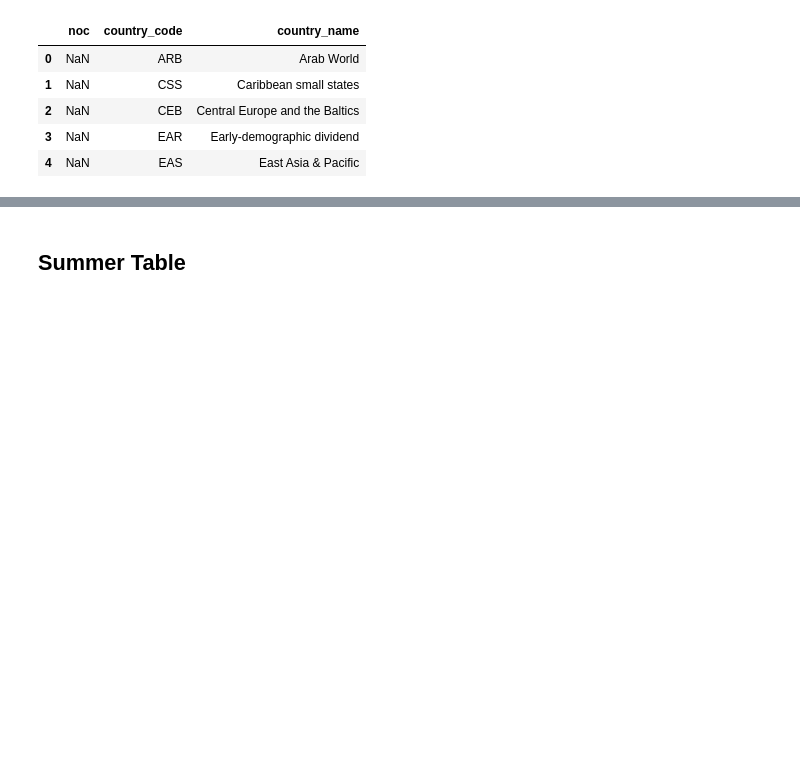
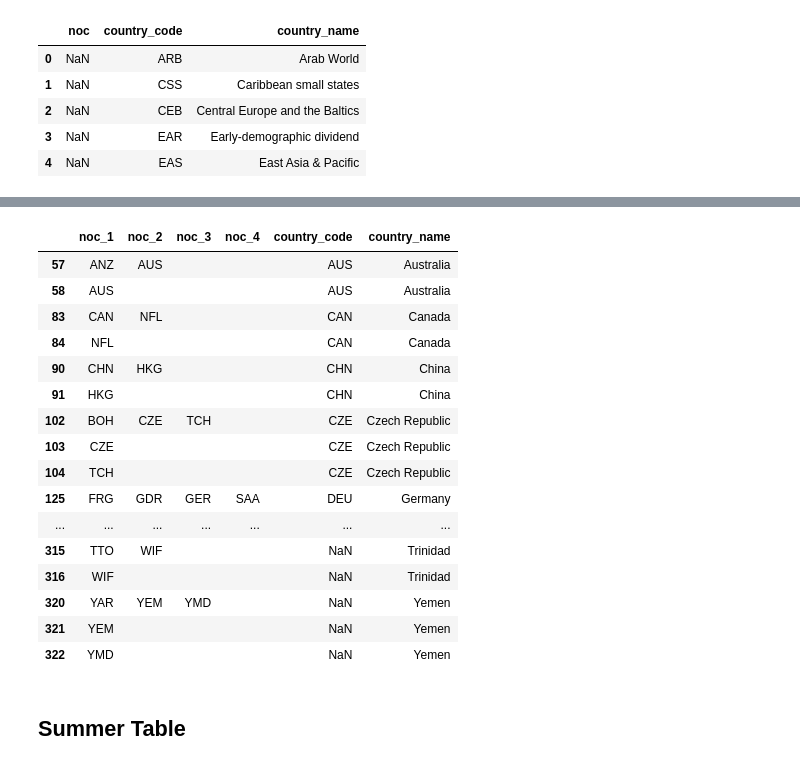
Before and after one commit to dpkeyes/Olympics-Soccer-Country-Analysis-ETLProject, a Jupyter notebook: olympic_data.ipynb, the cells around one changed output, grey strips where cells are left out. Cells and saved outputs as stored; diff of their text form; code cells hidden in the pictures; blank space fills up the shorter version.

```diff
--- a/olympic_data.ipynb
+++ b/olympic_data.ipynb
@@ -152,0 +190,15 @@ regions.head()
+# %%
+# List of **all** rows based on duplicated country names
+dup_slice = regions[regions['country_name'].isin(dups)]
+# %%
+# Add 3 more noc columns to regions dataframe to handle duplicate cases.
+# Rename them to be noc_1, noc_2, noc_3, and noc_4.
+
+regions['noc_2'] = ''
+regions['noc_3'] = ''
+regions['noc_4'] = ''
+regions = regions.rename(columns={'noc': 'noc_1'})
+# %%
+# Reorder columns so noc ones are at the front
+regions = regions[['noc_1', 'noc_2', 'noc_3', 'noc_4', 'country_code', 'country_name']]
+regions.head()
@@ -152,0 +212,39 @@ regions.head()
+# %%
+# Write for loop to populate the noc_i's.
+for country in dups:
+    dup_slice = regions[regions['country_name']==country]
+    index_list = dup_slice.index.values.tolist() # Outputs list of indices, note that this list will have 2 or more elements
+
+    if len(index_list) == 2:
+        regions.iloc[index_list[0], 1] = regions.iloc[index_list[1], 0]
+
+    elif len(index_list) == 3:
+        regions.iloc[index_list[0], 1] = regions.iloc[index_list[1], 0]
+        regions.iloc[index_list[0], 2] = regions.iloc[index_list[2], 0]
+
+    elif len(index_list) == 4:
+        regions.iloc[index_list[0], 1] = regions.iloc[index_list[1], 0]
+        regions.iloc[index_list[0], 2] = regions.iloc[index_list[2], 0]
+        regions.iloc[index_list[0], 3] = regions.iloc[index_list[3], 0]
+# %%
+# Show duplicated rows again to confirm the above for loop worked correctly
+dup_slice = regions[regions['country_name'].isin(dups)]
+dup_slice
+# %% [output]
+|  | noc_1 | noc_2 | noc_3 | noc_4 | country_code | country_name |
+| 57 | ANZ | AUS |  |  | AUS | Australia |
+| 58 | AUS |  |  |  | AUS | Australia |
+| 83 | CAN | NFL |  |  | CAN | Canada |
+| 84 | NFL |  |  |  | CAN | Canada |
+| 90 | CHN | HKG |  |  | CHN | China |
+| 91 | HKG |  |  |  | CHN | China |
+| 102 | BOH | CZE | TCH |  | CZE | Czech Republic |
+| 103 | CZE |  |  |  | CZE | Czech Republic |
+| 104 | TCH |  |  |  | CZE | Czech Republic |
+| 125 | FRG | GDR | GER | SAA | DEU | Germany |
+| ... | ... | ... | ... | ... | ... | ... |
+| 315 | TTO | WIF |  |  | NaN | Trinidad |
+| 316 | WIF |  |  |  | NaN | Trinidad |
+| 320 | YAR | YEM | YMD |  | NaN | Yemen |
+| 321 | YEM |  |  |  | NaN | Yemen |
+| 322 | YMD |  |  |  | NaN | Yemen |
```
Also changed, not shown: parts of 18 cells of this notebook.
